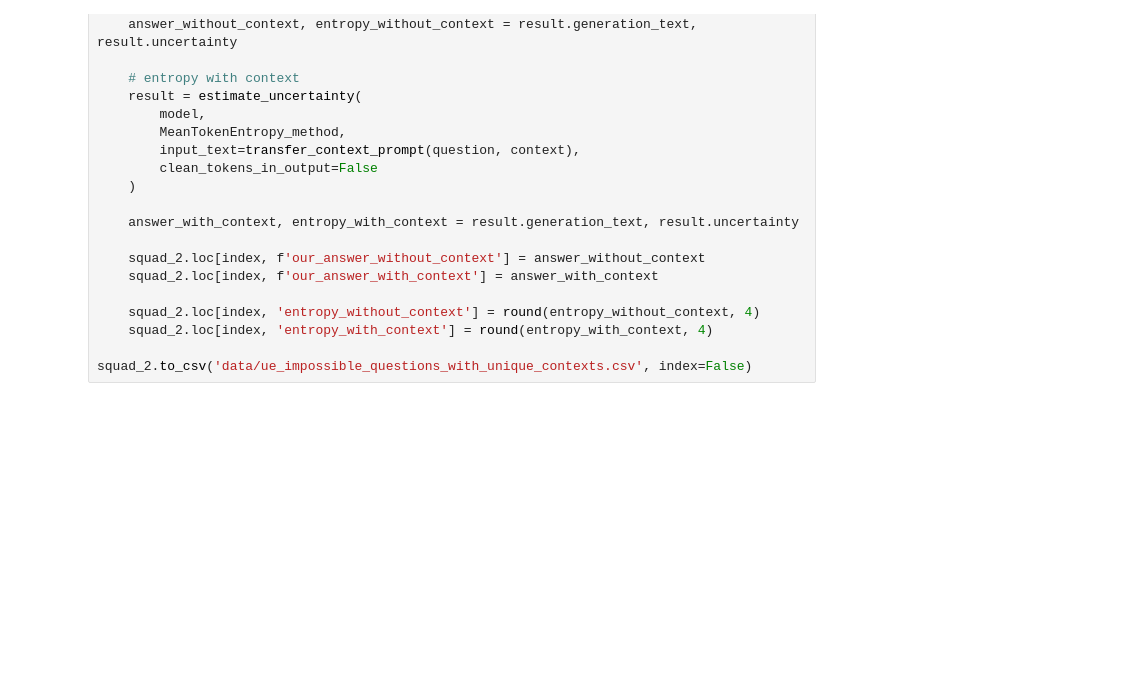
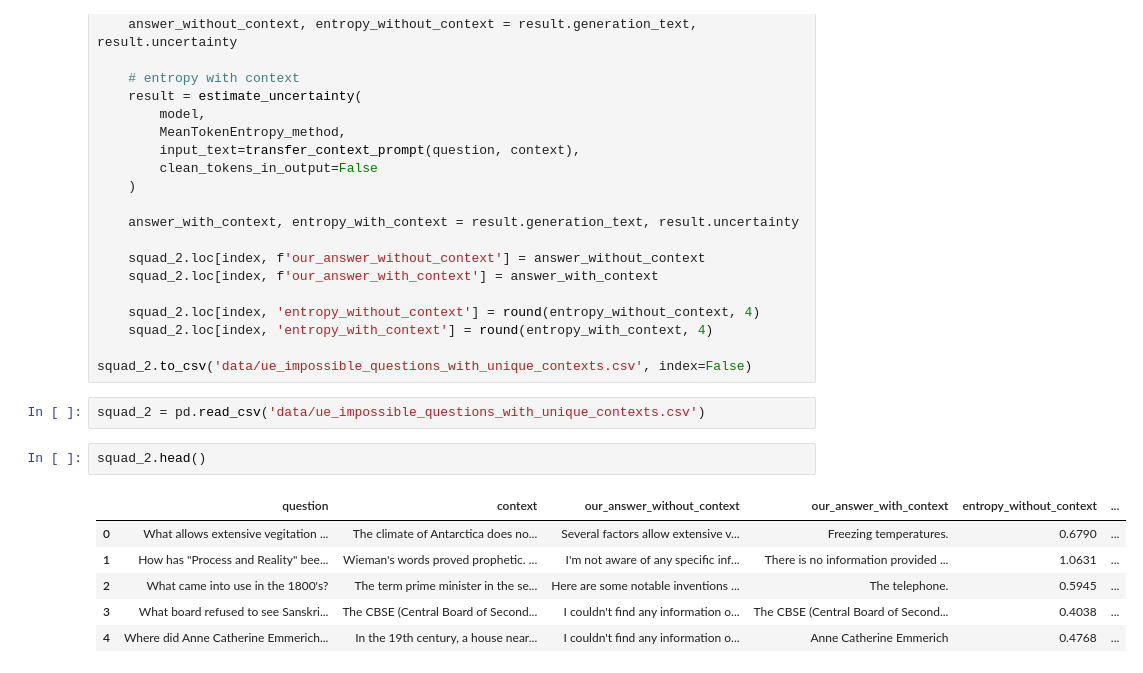
Before and after one commit to sashaboriskin/rag_routing, a Jupyter notebook: comparing_ue.ipynb, the cells around one changed output. Cells and saved outputs as stored; diff of their text form; blank space fills up the shorter version.

```diff
--- a/comparing_ue.ipynb
+++ b/comparing_ue.ipynb
@@ -1006,3 +1000,14 @@ for index, row in tqdm(squad_2.iterrows(), total=len(squad_2)):
     squad_2.loc[index, 'entropy_with_context'] = round(entropy_with_context, 4)
 
 squad_2.to_csv('data/ue_impossible_questions_with_unique_contexts.csv', index=False)
+# %%
+squad_2 = pd.read_csv('data/ue_impossible_questions_with_unique_contexts.csv')
+# %%
+squad_2.head()
+# %% [output]
+|  | question | context | our_answer_without_context | our_answer_with_context | entropy_without_context | ... |
+| 0 | What allows extensive vegitation ... | The climate of Antarctica does no... | Several factors allow extensive v... | Freezing temperatures. | 0.6790 | ... |
+| 1 | How has "Process and Reality" bee... | Wieman's words proved prophetic. ... | I'm not aware of any specific inf... | There is no information provided ... | 1.0631 | ... |
+| 2 | What came into use in the 1800's? | The term prime minister in the se... | Here are some notable inventions ... | The telephone. | 0.5945 | ... |
+| 3 | What board refused to see Sanskri... | The CBSE (Central Board of Second... | I couldn't find any information o... | The CBSE (Central Board of Second... | 0.4038 | ... |
+| 4 | Where did Anne Catherine Emmerich... | In the 19th century, a house near... | I couldn't find any information o... | Anne Catherine Emmerich | 0.4768 | ... |
```
Also changed, not shown: parts of 2 cells of this notebook.
